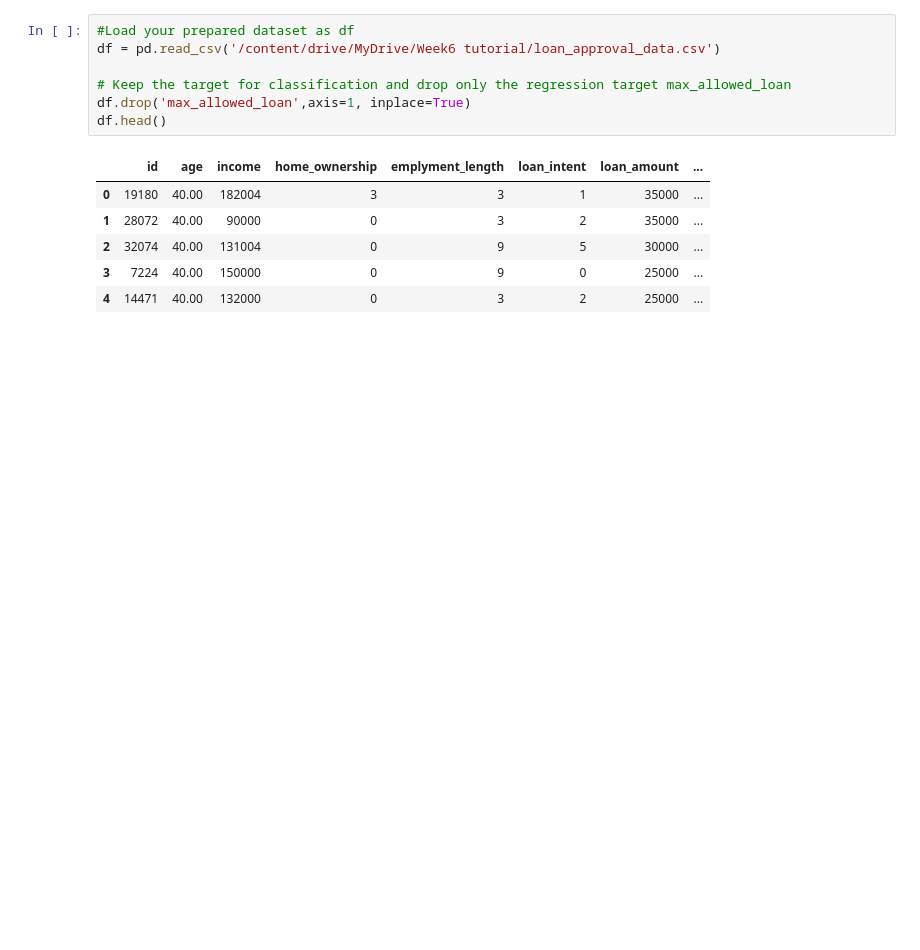
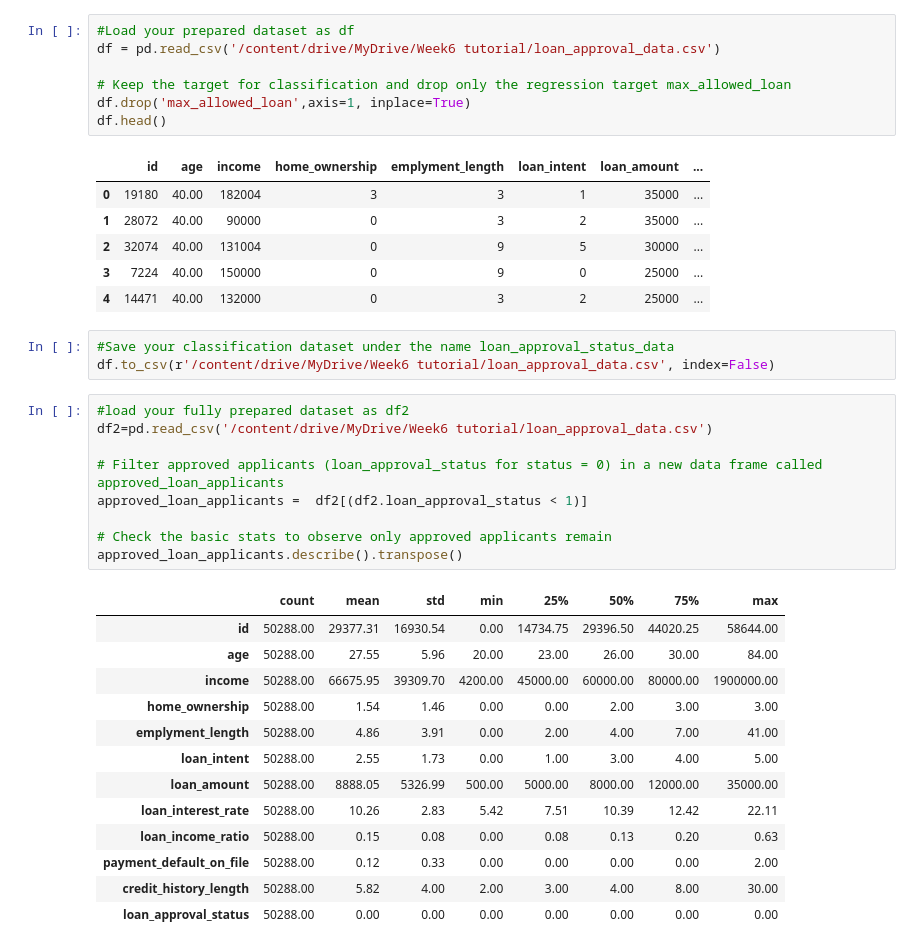
Before and after one commit to AnupamaUshetti/Machine-Learning-tutorial-Week-6, a Jupyter notebook: Week6_tutorial.ipynb, the cells around one changed output. Cells and saved outputs as stored; diff of their text form; blank space fills up the shorter version.

```diff
--- a/Week6_tutorial.ipynb
+++ b/Week6_tutorial.ipynb
@@ -338,3 +338,29 @@ df.head()
 | 2 | 32074 | 40.00 | 131004 | 0 | 9 | 5 | 30000 | ... |
 | 3 | 7224 | 40.00 | 150000 | 0 | 9 | 0 | 25000 | ... |
 | 4 | 14471 | 40.00 | 132000 | 0 | 3 | 2 | 25000 | ... |
+# %%
+#Save your classification dataset under the name loan_approval_status_data
+df.to_csv(r'/content/drive/MyDrive/Week6 tutorial/loan_approval_data.csv', index=False)
+# %%
+#load your fully prepared dataset as df2
+df2=pd.read_csv('/content/drive/MyDrive/Week6 tutorial/loan_approval_data.csv')
+
+# Filter approved applicants (loan_approval_status for status = 0) in a new data frame called approved_loan_applicants
+approved_loan_applicants =  df2[(df2.loan_approval_status < 1)]
+
+# Check the basic stats to observe only approved applicants remain
+approved_loan_applicants.describe().transpose()
+# %% [output]
+|  | count | mean | std | min | 25% | 50% | 75% | max |
+| id | 50288.00 | 29377.31 | 16930.54 | 0.00 | 14734.75 | 29396.50 | 44020.25 | 58644.00 |
+| age | 50288.00 | 27.55 | 5.96 | 20.00 | 23.00 | 26.00 | 30.00 | 84.00 |
+| income | 50288.00 | 66675.95 | 39309.70 | 4200.00 | 45000.00 | 60000.00 | 80000.00 | 1900000.00 |
+| home_ownership | 50288.00 | 1.54 | 1.46 | 0.00 | 0.00 | 2.00 | 3.00 | 3.00 |
+| emplyment_length | 50288.00 | 4.86 | 3.91 | 0.00 | 2.00 | 4.00 | 7.00 | 41.00 |
+| loan_intent | 50288.00 | 2.55 | 1.73 | 0.00 | 1.00 | 3.00 | 4.00 | 5.00 |
+| loan_amount | 50288.00 | 8888.05 | 5326.99 | 500.00 | 5000.00 | 8000.00 | 12000.00 | 35000.00 |
+| loan_interest_rate | 50288.00 | 10.26 | 2.83 | 5.42 | 7.51 | 10.39 | 12.42 | 22.11 |
+| loan_income_ratio | 50288.00 | 0.15 | 0.08 | 0.00 | 0.08 | 0.13 | 0.20 | 0.63 |
+| payment_default_on_file | 50288.00 | 0.12 | 0.33 | 0.00 | 0.00 | 0.00 | 0.00 | 2.00 |
+| credit_history_length | 50288.00 | 5.82 | 4.00 | 2.00 | 3.00 | 4.00 | 8.00 | 30.00 |
+| loan_approval_status | 50288.00 | 0.00 | 0.00 | 0.00 | 0.00 | 0.00 | 0.00 | 0.00 |
```
Also changed, not shown: parts of 3 cells of this notebook.
